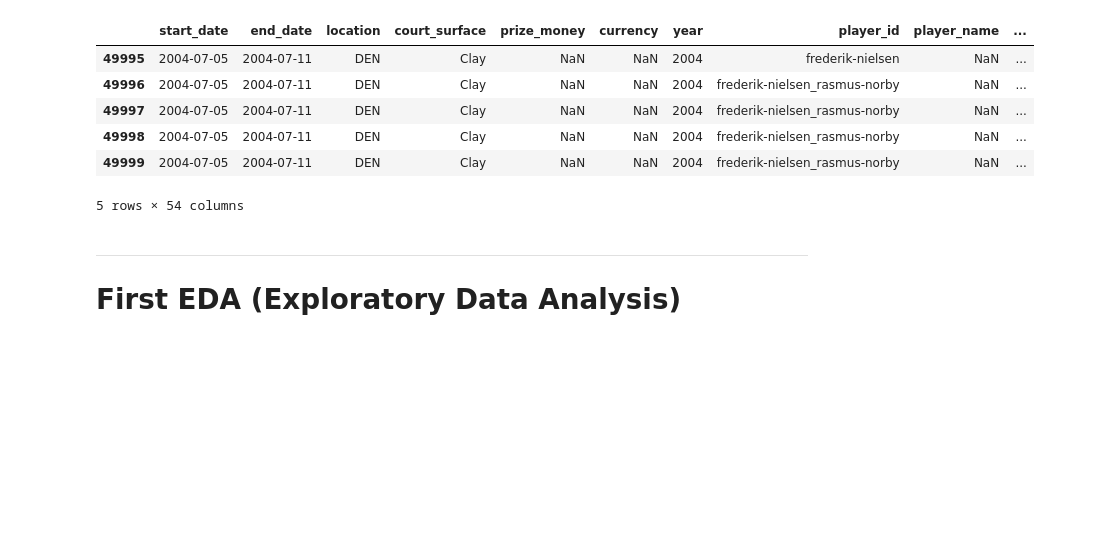
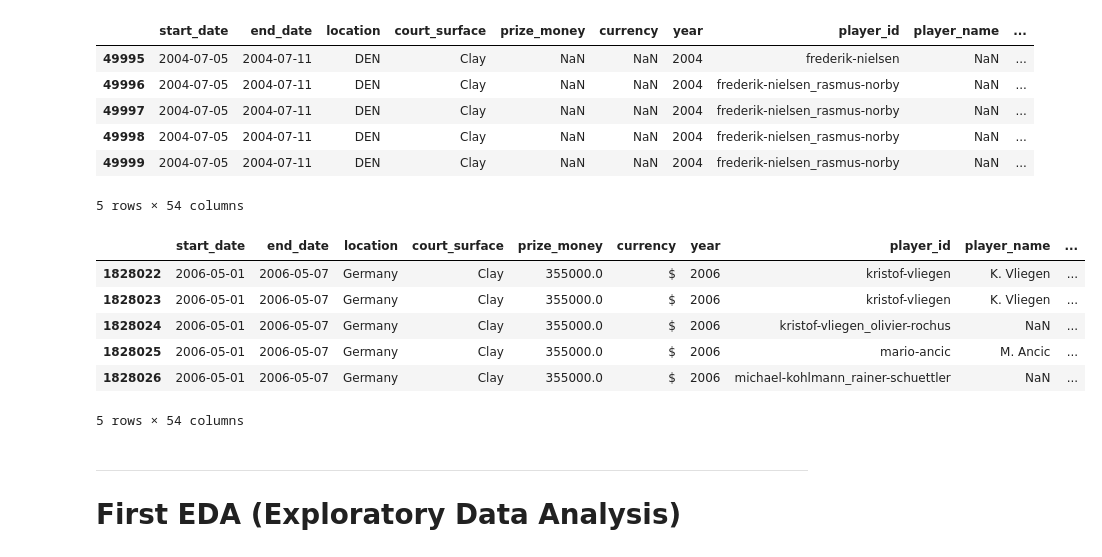
Before and after one commit to hughharford/atp, a Jupyter notebook: notebooks/01_EDA_data_cleanse.ipynb, the cells around one changed output. Saved outputs shown, nothing was run; the diff lists cells and outputs as text; code cells hidden in the pictures; blank space fills up the shorter version.

Commit message:
test commit, minor change to run on AWS sagemaker

```diff
--- a/notebooks/01_EDA_data_cleanse.ipynb
+++ b/notebooks/01_EDA_data_cleanse.ipynb
@@ -74,6 +97,18 @@ matches_df_1st_50k.tail()
 | 49998 | 2004-07-05 | 2004-07-11 | DEN | Clay | NaN | NaN | 2004 | frederik-nielsen_rasmus-norby | NaN | ... |
 | 49999 | 2004-07-05 | 2004-07-11 | DEN | Clay | NaN | NaN | 2004 | frederik-nielsen_rasmus-norby | NaN | ... |
 5 rows × 54 columns
+# %%
+# trying full dataset on AWS sagemaker to see what happens:
+matches_df = pd.read_csv(matches_data_path_full, index_col=None)
+matches_df.tail()
+# %% [output]
+|  | start_date | end_date | location | court_surface | prize_money | currency | year | player_id | player_name | ... |
+| 1828022 | 2006-05-01 | 2006-05-07 | Germany | Clay | 355000.0 | $ | 2006 | kristof-vliegen | K. Vliegen | ... |
+| 1828023 | 2006-05-01 | 2006-05-07 | Germany | Clay | 355000.0 | $ | 2006 | kristof-vliegen | K. Vliegen | ... |
+| 1828024 | 2006-05-01 | 2006-05-07 | Germany | Clay | 355000.0 | $ | 2006 | kristof-vliegen_olivier-rochus | NaN | ... |
+| 1828025 | 2006-05-01 | 2006-05-07 | Germany | Clay | 355000.0 | $ | 2006 | mario-ancic | M. Ancic | ... |
+| 1828026 | 2006-05-01 | 2006-05-07 | Germany | Clay | 355000.0 | $ | 2006 | michael-kohlmann_rainer-schuettler | NaN | ... |
+5 rows × 54 columns
 # %%
 matches_data_path = os.path.join(atp_data_path, 'all_matches_1st50k.csv')
 # %%
```
Also changed, not shown: parts of 3 cells of this notebook.
